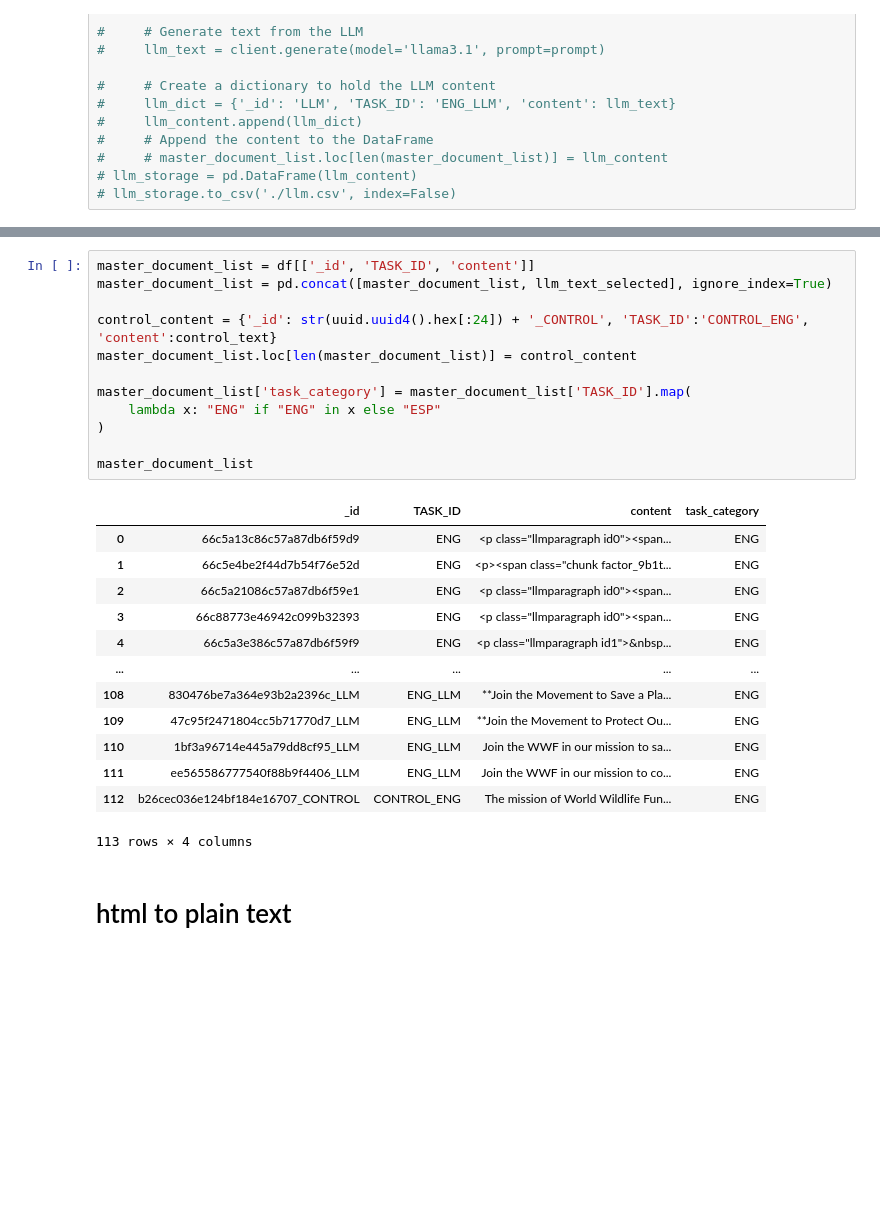
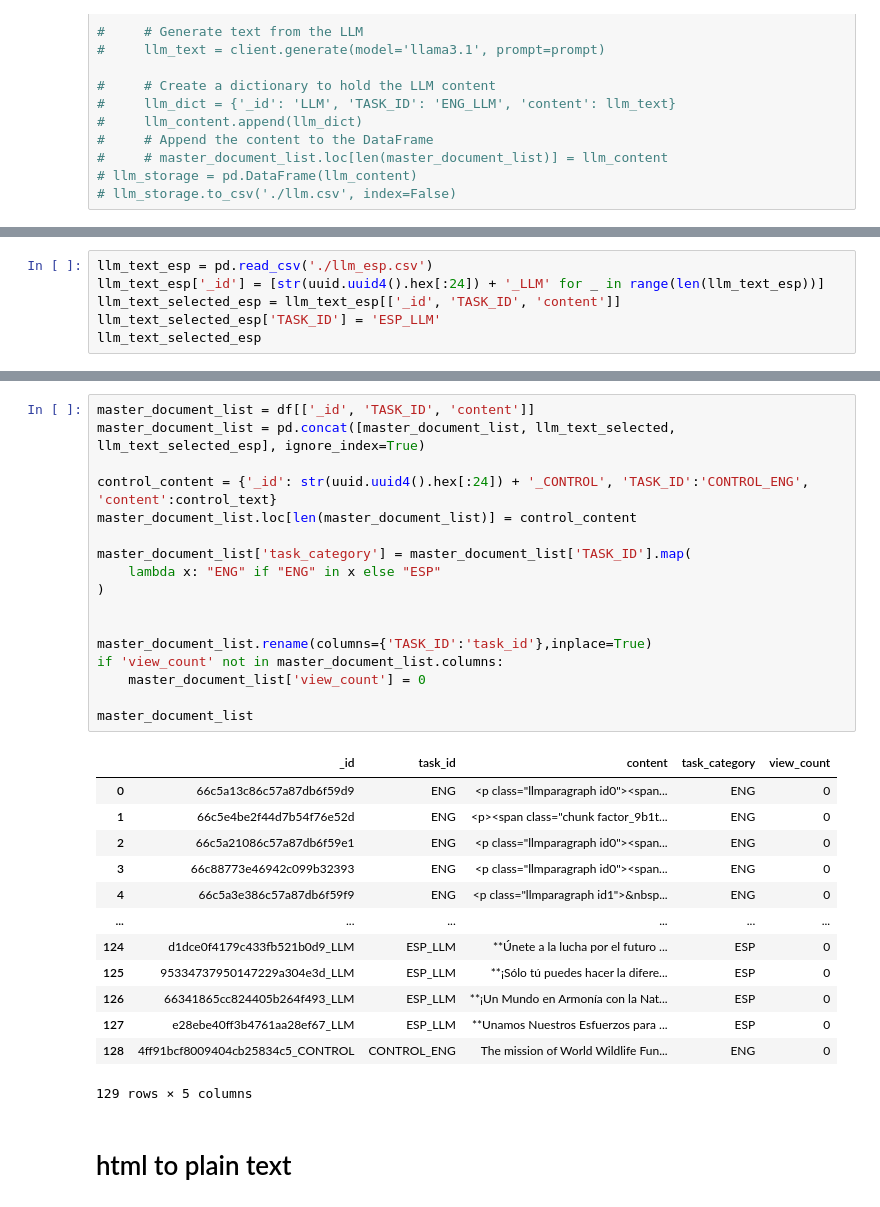
Before and after one commit to shreyan2020/cillm, a Jupyter notebook: analysis/notebooks/logic_to_get_persuasive_texts.ipynb, the cells around one changed output, grey strips where cells are left out. Cells and saved outputs as stored; diff of their text form; blank space fills up the shorter version.

```diff
--- a/analysis/notebooks/logic_to_get_persuasive_texts.ipynb
+++ b/analysis/notebooks/logic_to_get_persuasive_texts.ipynb
@@ -128,0 +141,6 @@ llm_text_selected
+# %%
+llm_text_esp = pd.read_csv('./llm_esp.csv')
+llm_text_esp['_id'] = [str(uuid.uuid4().hex[:24]) + '_LLM' for _ in range(len(llm_text_esp))]
+llm_text_selected_esp = llm_text_esp[['_id', 'TASK_ID', 'content']]
+llm_text_selected_esp['TASK_ID'] = 'ESP_LLM'
+llm_text_selected_esp
@@ -129,29 +170,34 @@ llm_text_selected
 # %%
 master_document_list = df[['_id', 'TASK_ID', 'content']]
-master_document_list = pd.concat([master_document_list, llm_text_selected], ignore_index=True)
+master_document_list = pd.concat([master_document_list, llm_text_selected, llm_text_selected_esp], ignore_index=True)
 
 control_content = {'_id': str(uuid.uuid4().hex[:24]) + '_CONTROL', 'TASK_ID':'CONTROL_ENG', 'content':control_text}
 master_document_list.loc[len(master_document_list)] = control_content
 
 master_document_list['task_category'] = master_document_list['TASK_ID'].map(
     lambda x: "ENG" if "ENG" in x else "ESP"
 )
 
+
+master_document_list.rename(columns={'TASK_ID':'task_id'},inplace=True)
+if 'view_count' not in master_document_list.columns:
+    master_document_list['view_count'] = 0
+
 master_document_list
 # %% [output]
-|  | _id | TASK_ID | content | task_category |
-| 0 | 66c5a13c86c57a87db6f59d9 | ENG | <p class="llmparagraph id0"><span... | ENG |
-| 1 | 66c5e4be2f44d7b54f76e52d | ENG | <p><span class="chunk factor_9b1t... | ENG |
-| 2 | 66c5a21086c57a87db6f59e1 | ENG | <p class="llmparagraph id0"><span... | ENG |
-| 3 | 66c88773e46942c099b32393 | ENG | <p class="llmparagraph id0"><span... | ENG |
-| 4 | 66c5a3e386c57a87db6f59f9 | ENG | <p class="llmparagraph id1">&nbsp... | ENG |
-| ... | ... | ... | ... | ... |
-| 108 | 830476be7a364e93b2a2396c_LLM | ENG_LLM | **Join the Movement to Save a Pla... | ENG |
-| 109 | 47c95f2471804cc5b71770d7_LLM | ENG_LLM | **Join the Movement to Protect Ou... | ENG |
-| 110 | 1bf3a96714e445a79dd8cf95_LLM | ENG_LLM | Join the WWF in our mission to sa... | ENG |
-| 111 | ee565586777540f88b9f4406_LLM | ENG_LLM | Join the WWF in our mission to co... | ENG |
-| 112 | b26cec036e124bf184e16707_CONTROL | CONTROL_ENG | The mission of World Wildlife Fun... | ENG |
+|  | _id | task_id | content | task_category | view_count |
+| 0 | 66c5a13c86c57a87db6f59d9 | ENG | <p class="llmparagraph id0"><span... | ENG | 0 |
+| 1 | 66c5e4be2f44d7b54f76e52d | ENG | <p><span class="chunk factor_9b1t... | ENG | 0 |
+| 2 | 66c5a21086c57a87db6f59e1 | ENG | <p class="llmparagraph id0"><span... | ENG | 0 |
+| 3 | 66c88773e46942c099b32393 | ENG | <p class="llmparagraph id0"><span... | ENG | 0 |
+| 4 | 66c5a3e386c57a87db6f59f9 | ENG | <p class="llmparagraph id1">&nbsp... | ENG | 0 |
+| ... | ... | ... | ... | ... | ... |
+| 124 | d1dce0f4179c433fb521b0d9_LLM | ESP_LLM | **Únete a la lucha por el futuro ... | ESP | 0 |
+| 125 | 95334737950147229a304e3d_LLM | ESP_LLM | **¡Sólo tú puedes hacer la difere... | ESP | 0 |
+| 126 | 66341865cc824405b264f493_LLM | ESP_LLM | **¡Un Mundo en Armonía con la Nat... | ESP | 0 |
+| 127 | e28ebe40ff3b4761aa28ef67_LLM | ESP_LLM | **Unamos Nuestros Esfuerzos para ... | ESP | 0 |
+| 128 | 4ff91bcf8009404cb25834c5_CONTROL | CONTROL_ENG | The mission of World Wildlife Fun... | ENG | 0 |
-113 rows × 4 columns
+129 rows × 5 columns
 # %% [markdown]
 # html to plain text
 # %%
```
Also changed, not shown: parts of 19 cells of this notebook, 22 other files.
